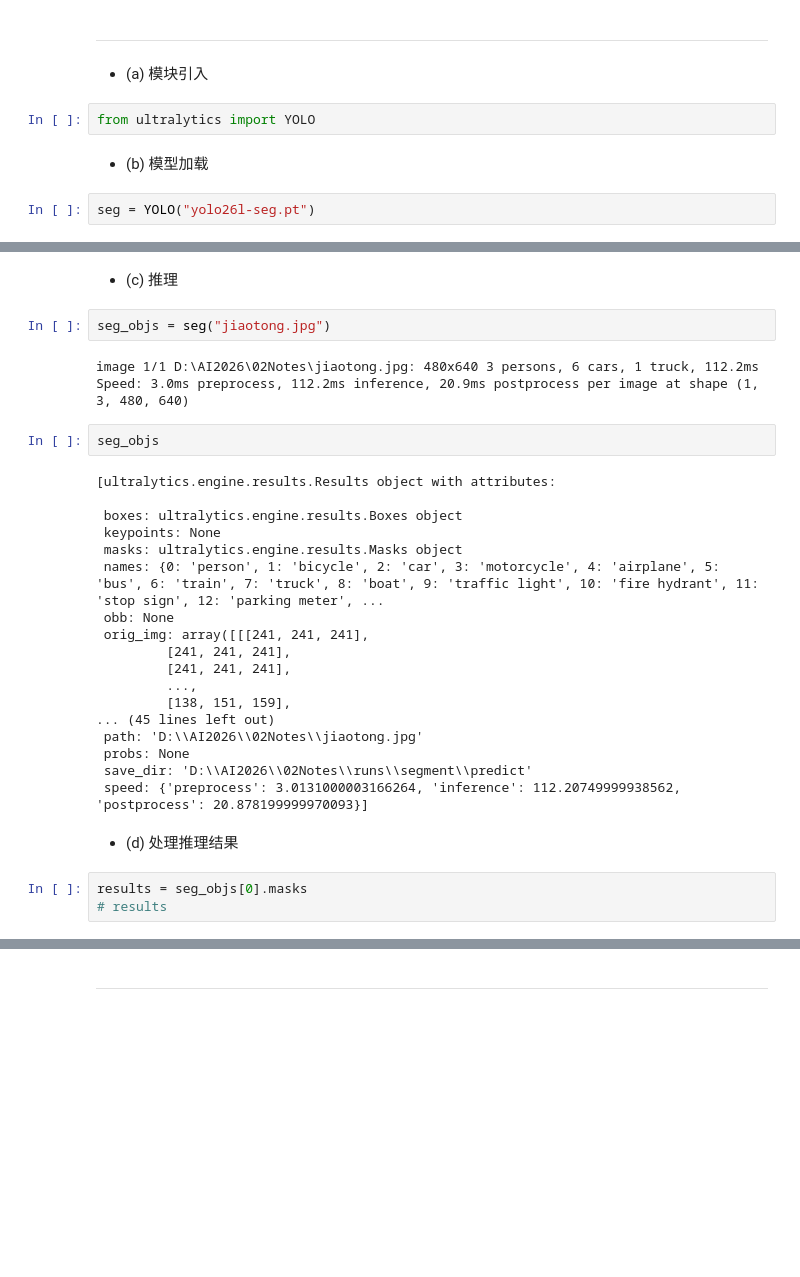
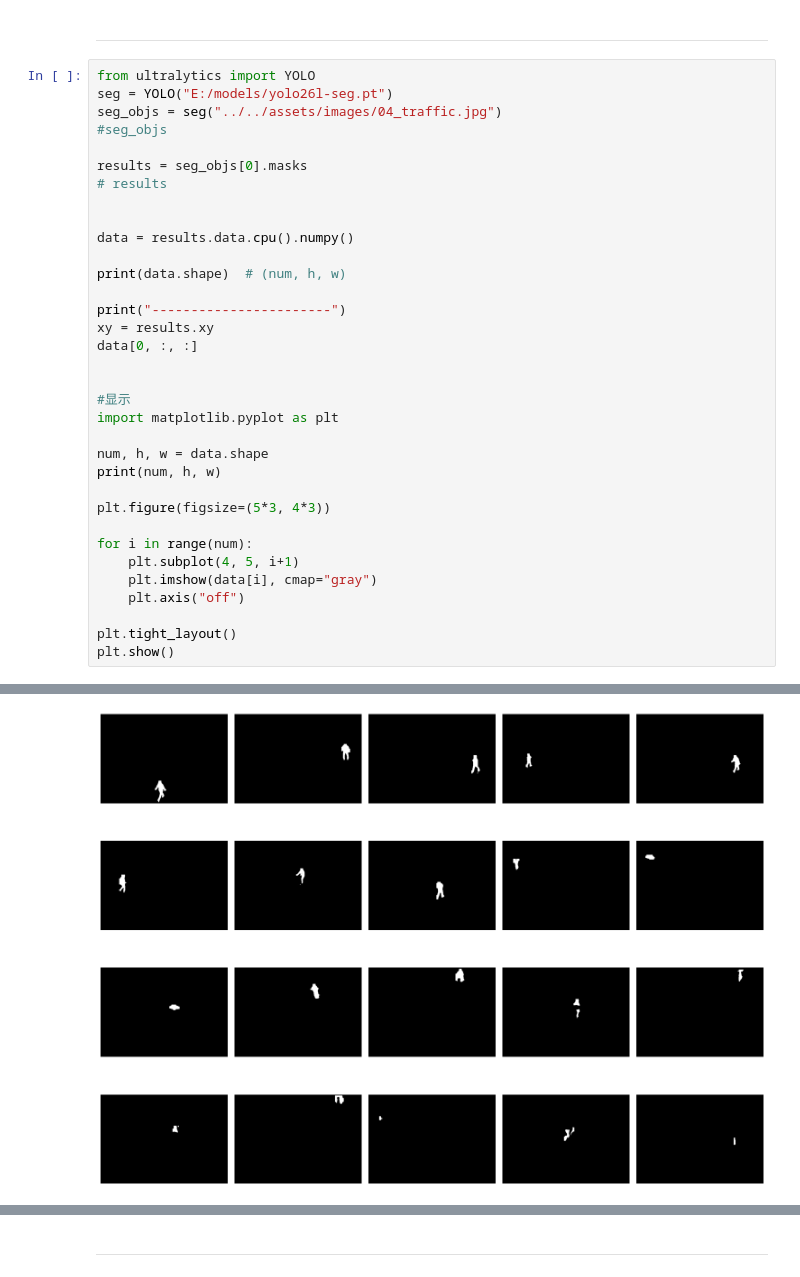
Before and after one commit to green-ai-tech/ai_learing, a Jupyter notebook: notebooks/01_machine_vision/02_video_background_replacement.ipynb, the cells around one changed output, grey strips where cells are left out. Cells and saved outputs as stored; diff of their text form; blank space fills up the shorter version.

```diff
--- a/notebooks/01_machine_vision/02_video_background_replacement.ipynb
+++ b/notebooks/01_machine_vision/02_video_background_replacement.ipynb
@@ -188,10 +185,37 @@ array([[ 286,  933,  869, 3005],
 # %% [markdown]
 ----
-# %% [markdown]
-- (a) 模块引入
-# %%
-from ultralytics import YOLO
-# %% [markdown]
-- (b) 模型加载
 # %%
-seg = YOLO("yolo26l-seg.pt")
+from ultralytics import YOLO
+seg = YOLO("E:/models/yolo26l-seg.pt")
+seg_objs = seg("../../assets/images/04_traffic.jpg")
+#seg_objs
+
+results = seg_objs[0].masks
+# results
+
+
+data = results.data.cpu().numpy()
+
+print(data.shape)  # (num, h, w)
+
+print("-----------------------")
+xy = results.xy
+data[0, :, :]
+
+
+#显示
+import matplotlib.pyplot as plt
+
+num, h, w = data.shape
+print(num, h, w)
+
+plt.figure(figsize=(5*3, 4*3))
+
+for i in range(num):
+    plt.subplot(4, 5, i+1)
+    plt.imshow(data[i], cmap="gray")
+    plt.axis("off")
+
+plt.tight_layout()
+plt.show()
+# %% [output]
@@ -198,32 +227 @@ seg = YOLO("yolo26l-seg.pt")
+[figure, added]
-# %% [markdown]
-- (c) 推理
-# %%
-seg_objs = seg("jiaotong.jpg")
-# %% [output]
-image 1/1 D:\AI2026\02Notes\jiaotong.jpg: 480x640 3 persons, 6 cars, 1 truck, 112.2ms
-Speed: 3.0ms preprocess, 112.2ms inference, 20.9ms postprocess per image at shape (1, 3, 480, 640)
-# %%
-seg_objs
-# %% [output]
-[ultralytics.engine.results.Results object with attributes:
-
- boxes: ultralytics.engine.results.Boxes object
- keypoints: None
- masks: ultralytics.engine.results.Masks object
- names: {0: 'person', 1: 'bicycle', 2: 'car', 3: 'motorcycle', 4: 'airplane', 5: 'bus', 6: 'train', 7: 'truck', 8: 'boat', 9: 'traffic light', 10: 'fire hydrant', 11: 'stop sign', 12: 'parking meter', ...
- obb: None
- orig_img: array([[[241, 241, 241],
-         [241, 241, 241],
-         [241, 241, 241],
-         ...,
-         [138, 151, 159],
-... (45 lines left out)
- path: 'D:\\AI2026\\02Notes\\jiaotong.jpg'
- probs: None
- save_dir: 'D:\\AI2026\\02Notes\\runs\\segment\\predict'
- speed: {'preprocess': 3.0131000003166264, 'inference': 112.20749999938562, 'postprocess': 20.878199999970093}]
-# %% [markdown]
-- (d) 处理推理结果
-# %%
-results = seg_objs[0].masks
-# results
```
Also changed, not shown: parts of 40 cells of this notebook, 1 other file.
